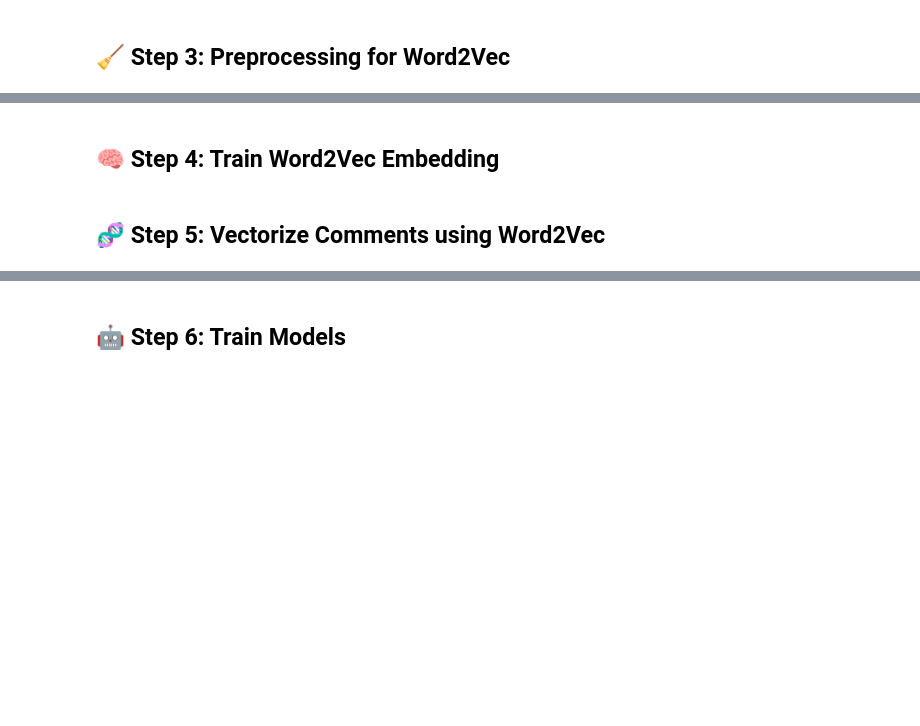
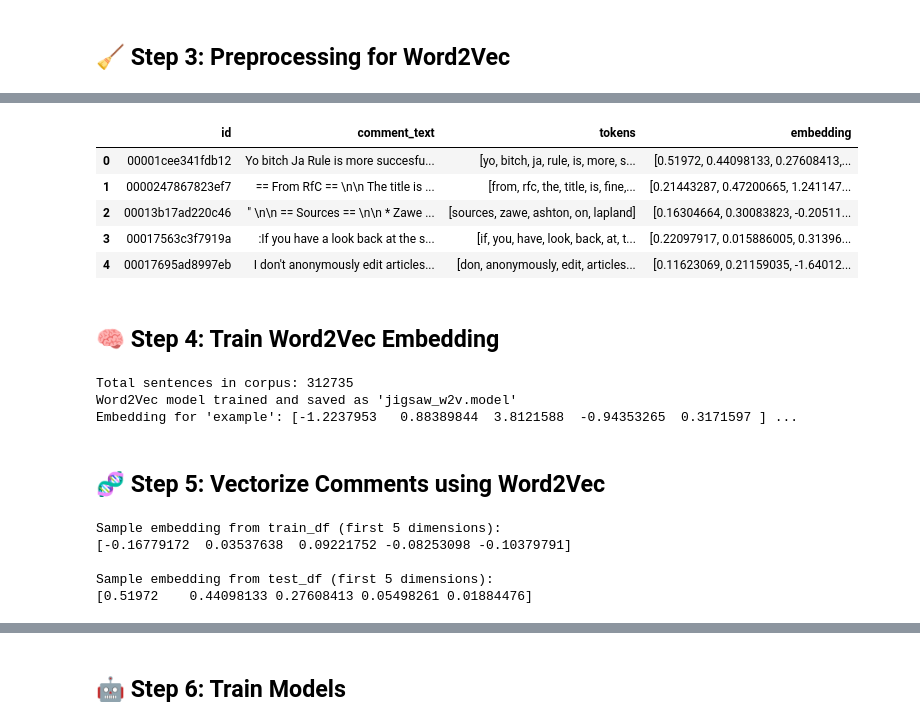
Before and after one commit to dinakeshvari/NLP_Exercise_ShokrzadCourse, a Jupyter notebook: Project03_DS04_S03_TextClassification_RezaShokrzad.ipynb, the cells around one changed output, grey strips where cells are left out. Cells and saved outputs as stored; diff of their text form; code cells hidden in the pictures; blank space fills up the shorter version.

```diff
--- a/Project03_DS04_S03_TextClassification_RezaShokrzad.ipynb
+++ b/Project03_DS04_S03_TextClassification_RezaShokrzad.ipynb
@@ -127,0 +147,9 @@ Please make sure you are authenticated if you are trying to access a private res
+# %%
+test_df.head()
+# %% [output]
+|  | id | comment_text | tokens | embedding |
+| 0 | 00001cee341fdb12 | Yo bitch Ja Rule is more succesfu... | [yo, bitch, ja, rule, is, more, s... | [0.51972, 0.44098133, 0.27608413,... |
+| 1 | 0000247867823ef7 | == From RfC == \n\n The title is ... | [from, rfc, the, title, is, fine,... | [0.21443287, 0.47200665, 1.241147... |
+| 2 | 00013b17ad220c46 | " \n\n == Sources == \n\n * Zawe ... | [sources, zawe, ashton, on, lapland] | [0.16304664, 0.30083823, -0.20511... |
+| 3 | 00017563c3f7919a | :If you have a look back at the s... | [if, you, have, look, back, at, t... | [0.22097917, 0.015886005, 0.31396... |
+| 4 | 00017695ad8997eb | I don't anonymously edit articles... | [don, anonymously, edit, articles... | [0.11623069, 0.21159035, -1.64012... |
@@ -132,2 +167,29 @@ Please make sure you are authenticated if you are trying to access a private res
+# %%
+# We'll train Word2Vec embeddings on the entire corpus.
+# Combine tokens from train_df and test_df
+corpus = train_df['tokens'].tolist() + test_df['tokens'].tolist()
+print("Total sentences in corpus:", len(corpus))
+
+# Configure Word2Vec parameters
+w2v_model = Word2Vec(
+    sentences=corpus,
+    vector_size=100,  # Embedding dimension
+    window=5,        # Context window size
+    min_count=5,     # Ignore words with frequency < 5
+    workers=4,       # Number of CPU cores
+    sg=0,            # 0 for CBOW, 1 for Skip-gram
+    epochs=10        # Number of training epochs
+)
+
+# Save the model
+w2v_model.save('jigsaw_w2v.model')
+print("Word2Vec model trained and saved as 'jigsaw_w2v.model'")
+
+# Example: Get embedding for a word
+print("Embedding for 'example':", w2v_model.wv['example'][:5], "...")  # Show first 5 dimensions
+# %% [output]
+Total sentences in corpus: 312735
+Word2Vec model trained and saved as 'jigsaw_w2v.model'
+Embedding for 'example': [-1.2237953   0.88389844  3.8121588  -0.94353265  0.3171597 ] ...
 # %% [markdown]
 ## 🧬 Step 5: Vectorize Comments using Word2Vec
@@ -139,0 +199,21 @@ Please make sure you are authenticated if you are trying to access a private res
+# %%
+# Convert each comment to the average of its word vectors
+def get_sentence_embedding(tokens, model, vector_size=100):
+    vectors = [model.wv[token] for token in tokens if token in model.wv]
+    return np.mean(vectors, axis=0) if vectors else np.zeros(vector_size)
+
+# Apply to train_df and test_df
+train_df['embedding'] = train_df['tokens'].apply(lambda x: get_sentence_embedding(x, w2v_model))
+test_df['embedding'] = test_df['tokens'].apply(lambda x: get_sentence_embedding(x, w2v_model))
+
+# Verify embeddings
+print("Sample embedding from train_df (first 5 dimensions):")
+print(train_df['embedding'].iloc[0][:5])
+print("\nSample embedding from test_df (first 5 dimensions):")
+print(test_df['embedding'].iloc[0][:5])
+# %% [output]
+Sample embedding from train_df (first 5 dimensions):
+[-0.16779172  0.03537638  0.09221752 -0.08253098 -0.10379791]
+
+Sample embedding from test_df (first 5 dimensions):
+[0.51972    0.44098133 0.27608413 0.05498261 0.01884476]
```
Also changed, not shown: parts of 20 cells of this notebook.
